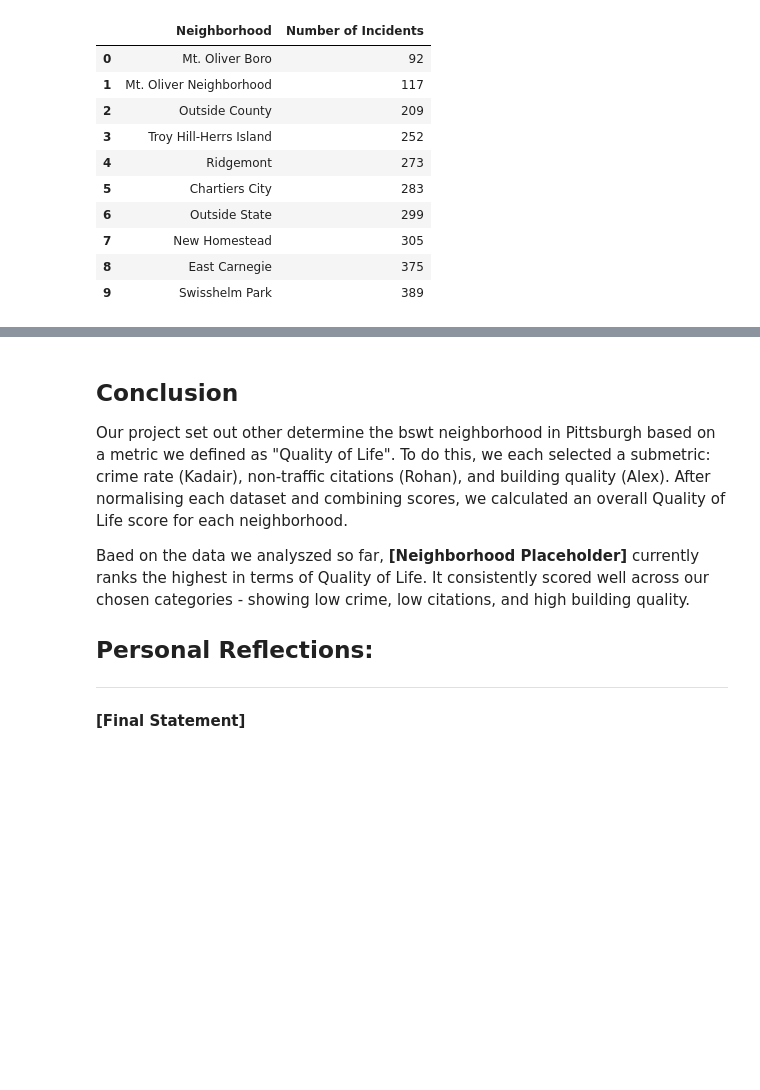
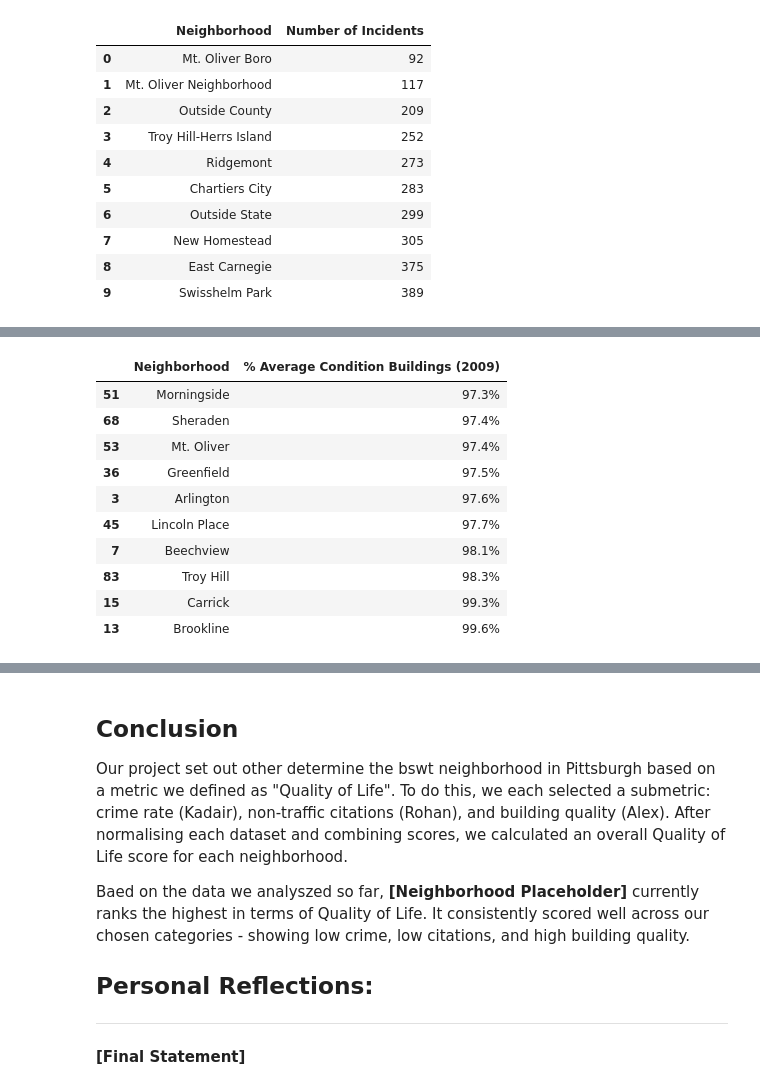
Before and after one commit to dairzewe/best-neighborhood-pgh, a Jupyter notebook: final_notebook/final_notebook.ipynb, the cells around one changed output, grey strips where cells are left out. Saved outputs shown, nothing was run; the diff lists cells and outputs as text; code cells hidden in the pictures; blank space fills up the shorter version.

```diff
--- a/final_notebook/final_notebook.ipynb
+++ b/final_notebook/final_notebook.ipynb
@@ -197,0 +311,18 @@ Alex
+# %%
+neighborhood_percentages = df[["Neighborhood", "% Average Condition Buildings (2009)"]].dropna(subset=["% Average Condition Buildings (2009)"])
+
+top_neighborhoods = neighborhood_percentages.sort_values(by="% Average Condition Buildings (2009)", ascending=True).tail(10)
+
+top_neighborhoods
+# %% [output]
+|  | Neighborhood | % Average Condition Buildings (2009) |
+| 51 | Morningside | 97.3% |
+| 68 | Sheraden | 97.4% |
+| 53 | Mt. Oliver | 97.4% |
+| 36 | Greenfield | 97.5% |
+| 3 | Arlington | 97.6% |
+| 45 | Lincoln Place | 97.7% |
+| 7 | Beechview | 98.1% |
+| 83 | Troy Hill | 98.3% |
+| 15 | Carrick | 99.3% |
+| 13 | Brookline | 99.6% |
```
Also changed, not shown: parts of 9 cells of this notebook.
